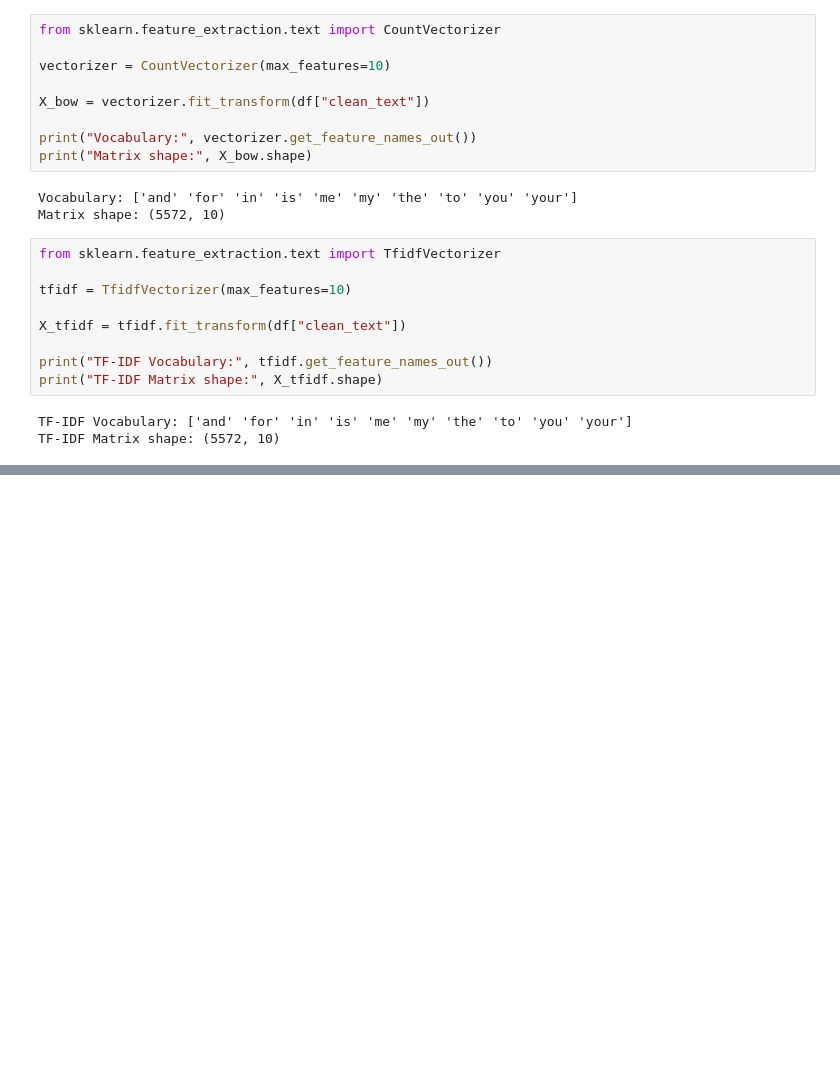
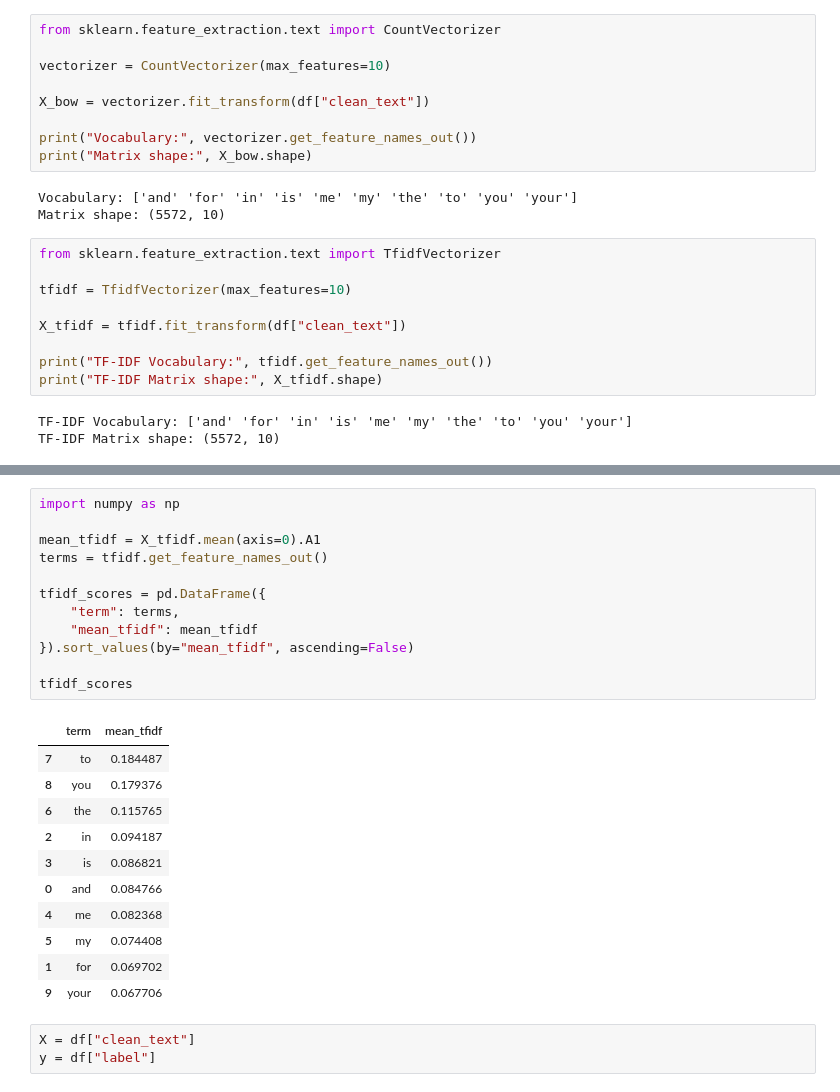
Before and after one commit to nurlanlan/nlp-text-classification, a Jupyter notebook: notebooks/01_exploration.ipynb, the cells around one changed output, grey strips where cells are left out. Saved outputs shown, nothing was run; the diff lists cells and outputs as text; blank space fills up the shorter version.

```diff
--- a/notebooks/01_exploration.ipynb
+++ b/notebooks/01_exploration.ipynb
@@ -121,0 +136,27 @@ TF-IDF Matrix shape: (5572, 10)
+# %%
+import numpy as np
+
+mean_tfidf = X_tfidf.mean(axis=0).A1
+terms = tfidf.get_feature_names_out()
+
+tfidf_scores = pd.DataFrame({
+    "term": terms,
+    "mean_tfidf": mean_tfidf
+}).sort_values(by="mean_tfidf", ascending=False)
+
+tfidf_scores
+# %% [output]
+|  | term | mean_tfidf |
+| 7 | to | 0.184487 |
+| 8 | you | 0.179376 |
+| 6 | the | 0.115765 |
+| 2 | in | 0.094187 |
+| 3 | is | 0.086821 |
+| 0 | and | 0.084766 |
+| 4 | me | 0.082368 |
+| 5 | my | 0.074408 |
+| 1 | for | 0.069702 |
+| 9 | your | 0.067706 |
+# %%
+X = df["clean_text"]
+y = df["label"]
```
Also changed, not shown: parts of 6 cells of this notebook, 1 other file.
